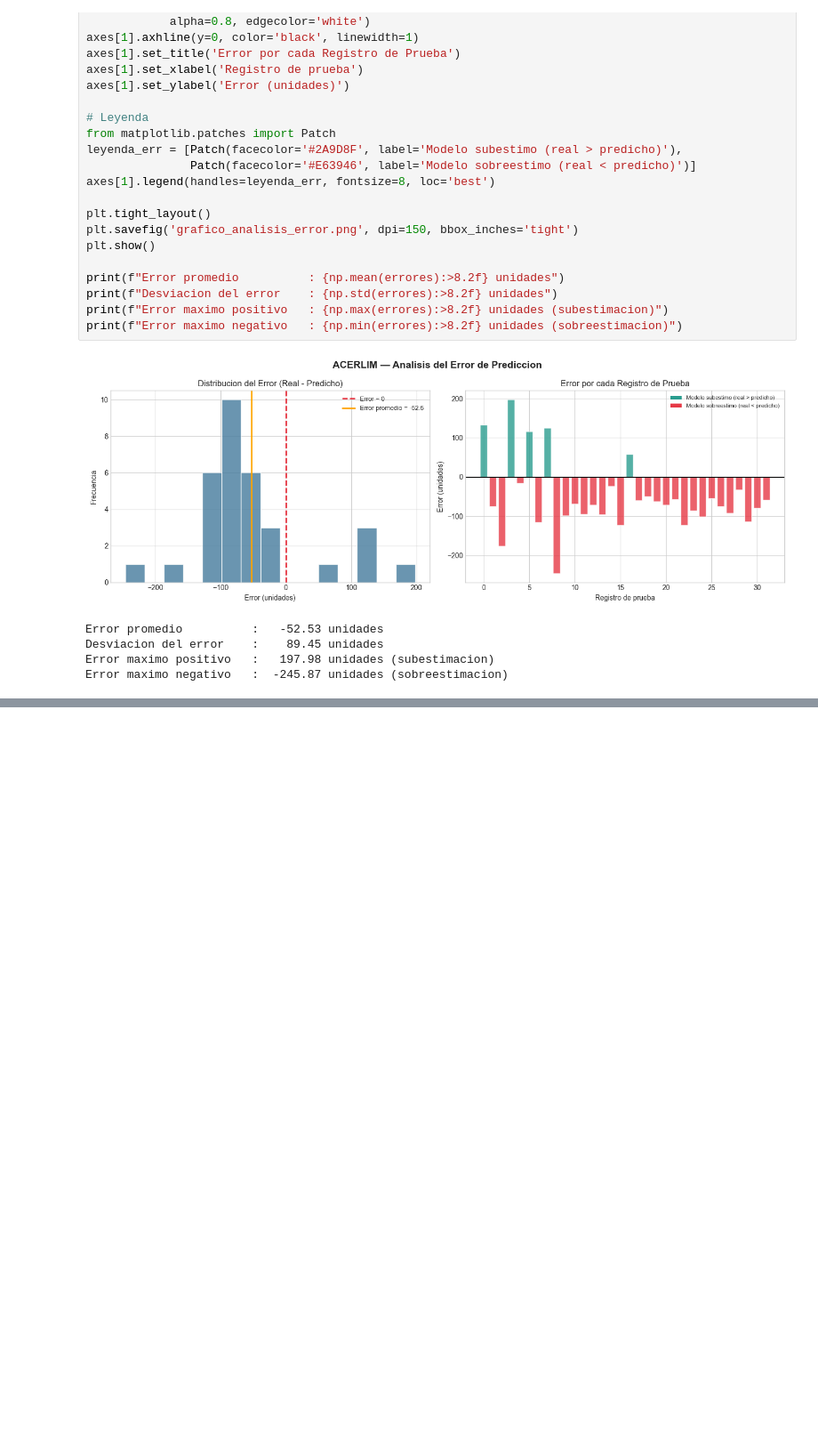
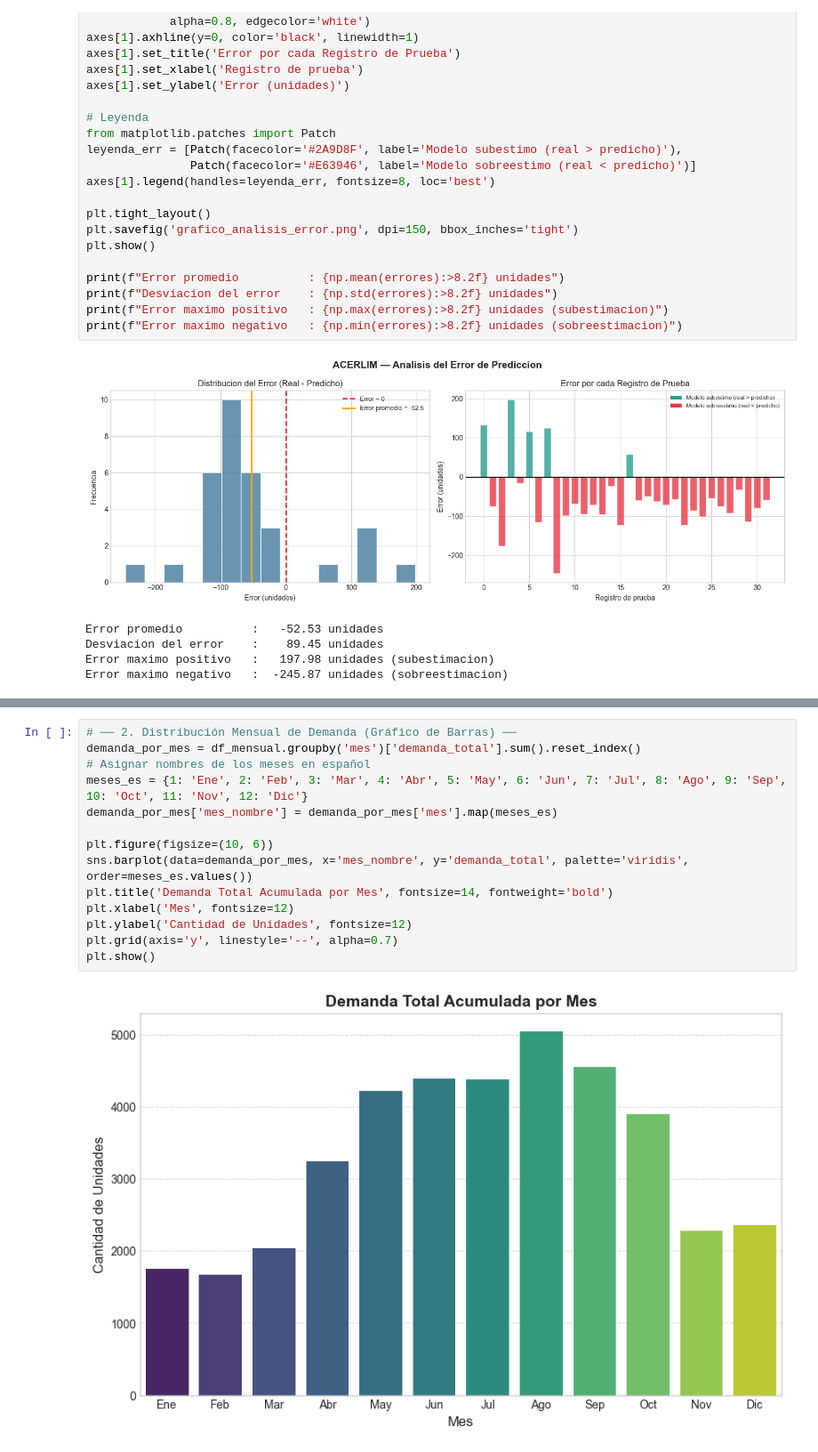
Before and after one commit to daniel-miranda18/acerlim, a Jupyter notebook: acerlim_prediccion_demanda.ipynb, the cells around one changed output, grey strips where cells are left out. Shown at 89% size. Saved outputs shown, nothing was run; the diff lists cells and outputs as text; blank space fills up the shorter version.

```diff
--- a/acerlim_prediccion_demanda.ipynb
+++ b/acerlim_prediccion_demanda.ipynb
@@ -464,0 +467,16 @@ Error maximo negativo   :  -245.87 unidades (sobreestimacion)
+# %%
+# ── 2. Distribución Mensual de Demanda (Gráfico de Barras) ──
+demanda_por_mes = df_mensual.groupby('mes')['demanda_total'].sum().reset_index()
+# Asignar nombres de los meses en español
+meses_es = {1: 'Ene', 2: 'Feb', 3: 'Mar', 4: 'Abr', 5: 'May', 6: 'Jun', 7: 'Jul', 8: 'Ago', 9: 'Sep', 10: 'Oct', 11: 'Nov', 12: 'Dic'}
+demanda_por_mes['mes_nombre'] = demanda_por_mes['mes'].map(meses_es)
+
+plt.figure(figsize=(10, 6))
+sns.barplot(data=demanda_por_mes, x='mes_nombre', y='demanda_total', palette='viridis', order=meses_es.values())
+plt.title('Demanda Total Acumulada por Mes', fontsize=14, fontweight='bold')
+plt.xlabel('Mes', fontsize=12)
+plt.ylabel('Cantidad de Unidades', fontsize=12)
+plt.grid(axis='y', linestyle='--', alpha=0.7)
+plt.show()
+# %% [output]
+[figure, added]
```
Also changed, not shown: parts of 8 cells of this notebook, 5 other files.
